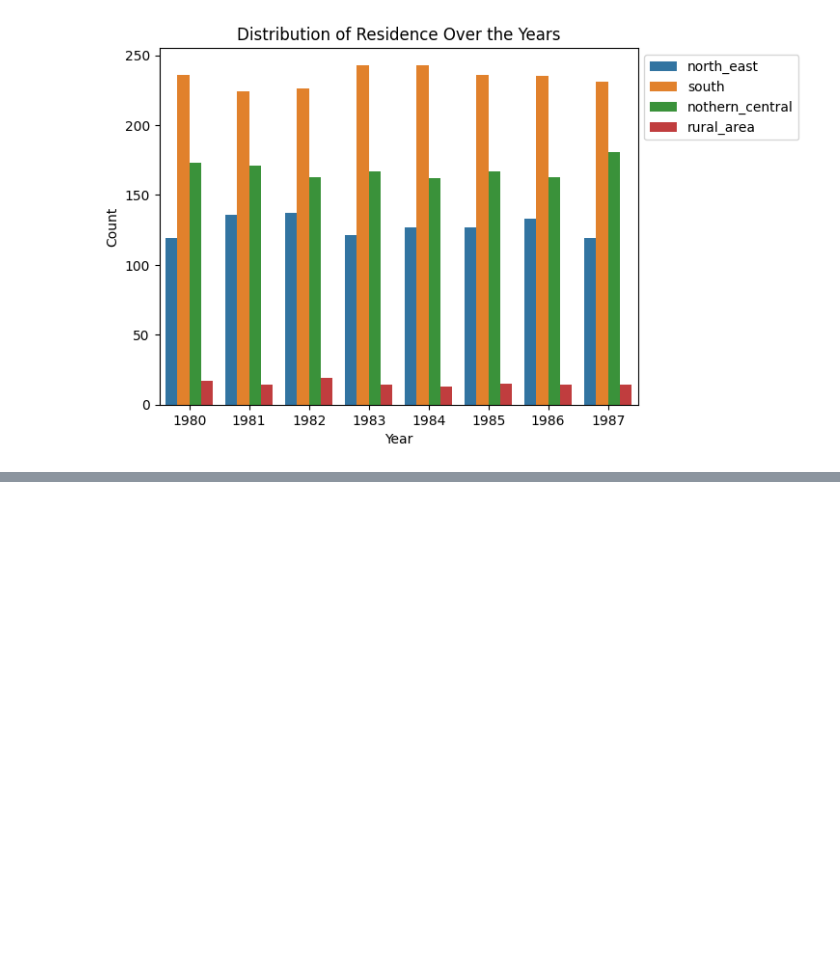
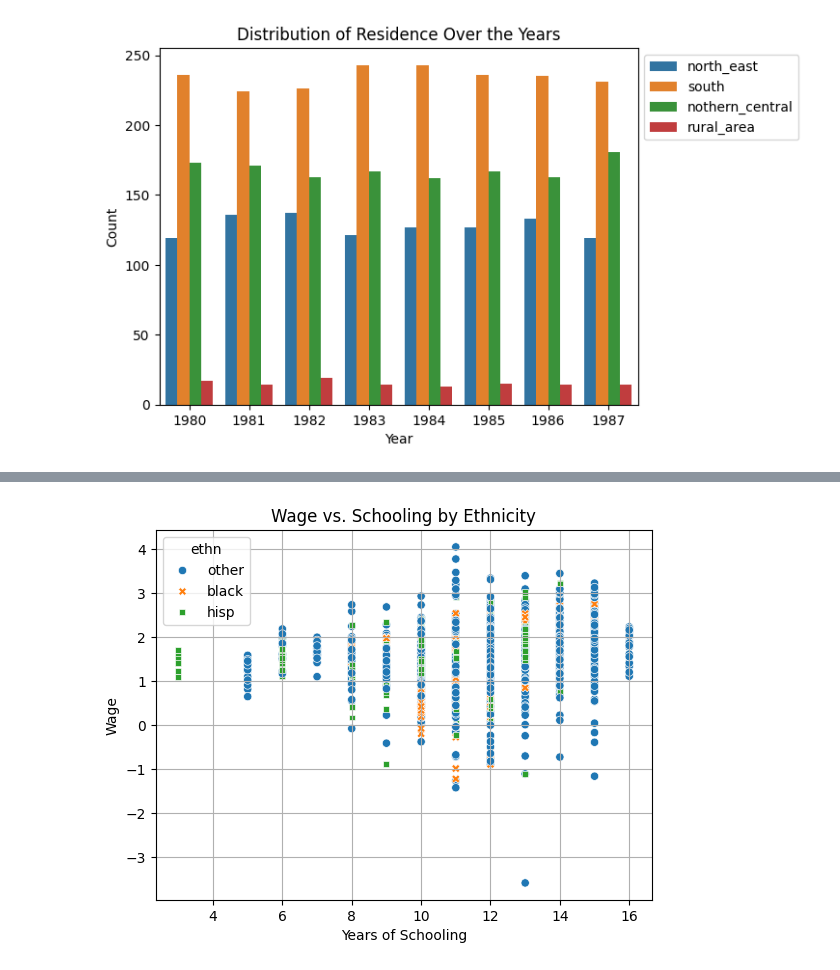
Before and after one commit to levyashvin/exploratory-data-analysis, a Jupyter notebook: males_dataset_analysis.ipynb, the cells around one changed output, grey strips where cells are left out. Cells and saved outputs as stored; diff of their text form; code cells hidden in the pictures; blank space fills up the shorter version.

```diff
--- a/males_dataset_analysis.ipynb
+++ b/males_dataset_analysis.ipynb
@@ -255,0 +278,10 @@ plt.show()
+# %%
+#scatter plot of wage vs. schooling, colored by ethnicity
+sns.scatterplot(data=data, x='school', y='wage', hue='ethn', style='ethn')
+plt.title('Wage vs. Schooling by Ethnicity')
+plt.xlabel('Years of Schooling')
+plt.ylabel('Wage')
+plt.grid(True)
+plt.show()
+# %% [output]
+[figure, added]
```
Also changed, not shown: parts of 6 cells of this notebook.
